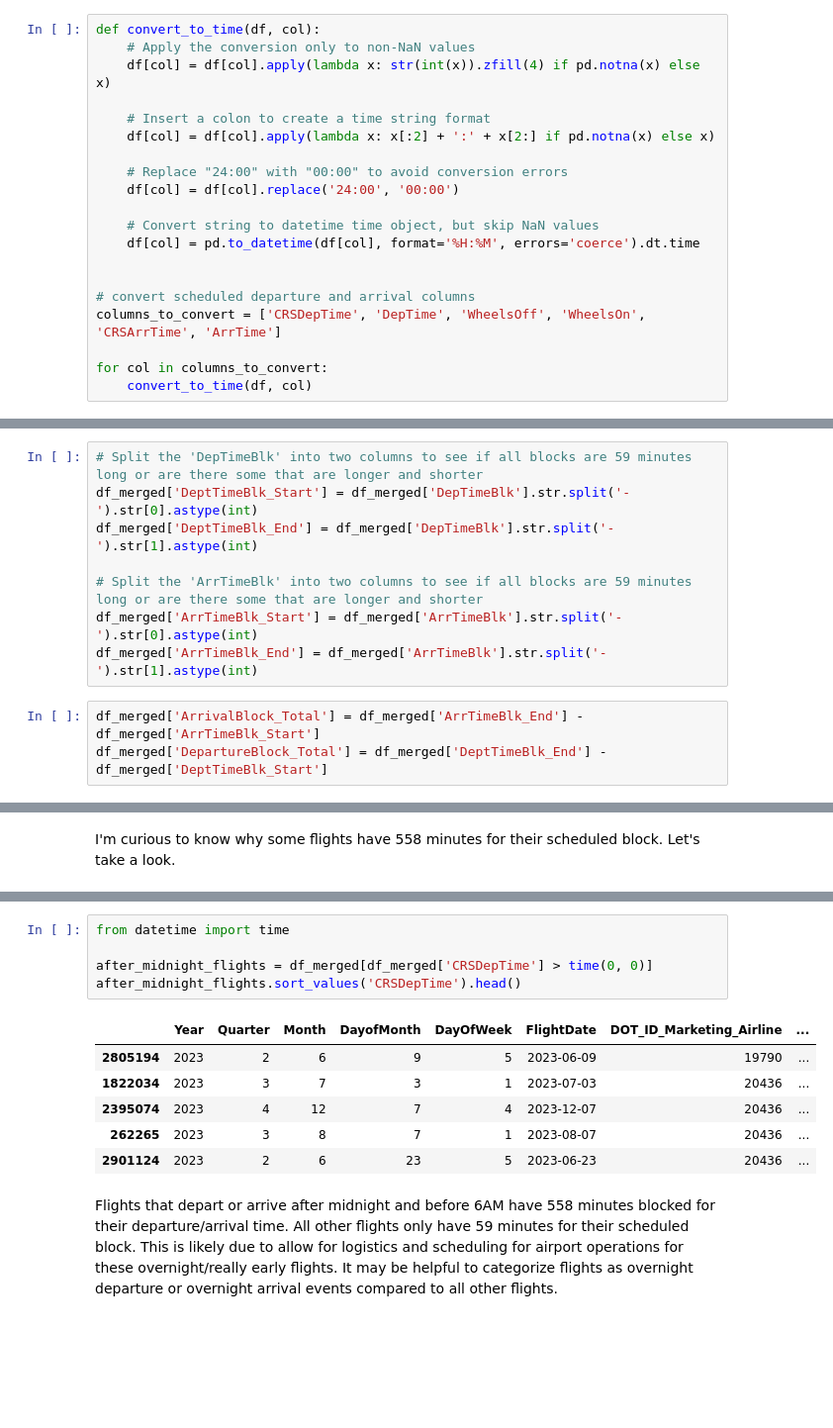
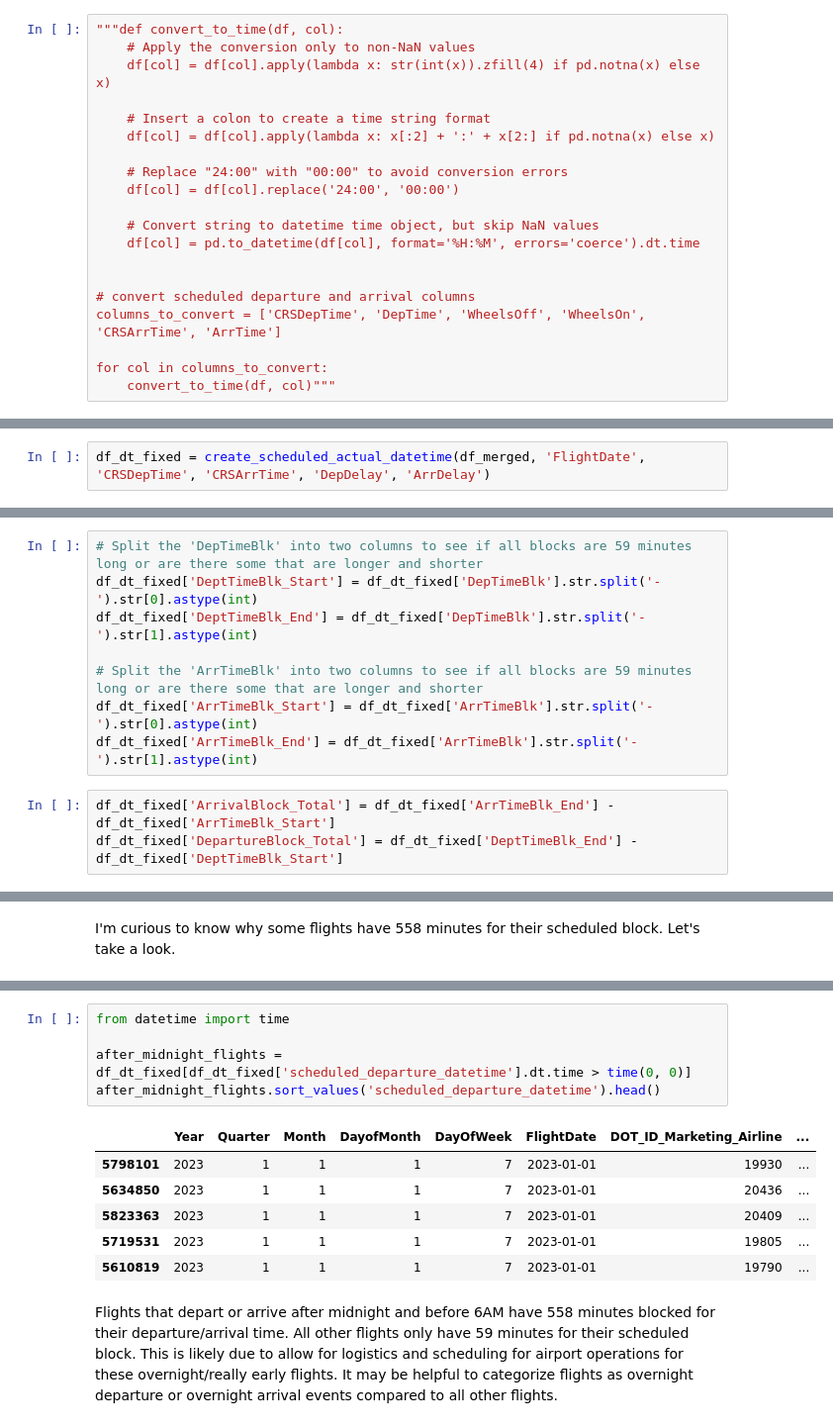
Before and after one commit to dezertdweller/flight-cancellations, a Jupyter notebook: notebooks/importing-data.ipynb, the cells around one changed output, grey strips where cells are left out. Shown at 99% size. Cells and saved outputs as stored; diff of their text form; blank space fills up the shorter version.

Commit message:
Added datetime columns and converted them to UTC.

```diff
--- a/notebooks/importing-data.ipynb
+++ b/notebooks/importing-data.ipynb
@@ -637,5 +617,5 @@ df_1 = df
 # %%
-def convert_to_time(df, col):
+"""def convert_to_time(df, col):
     # Apply the conversion only to non-NaN values
     df[col] = df[col].apply(lambda x: str(int(x)).zfill(4) if pd.notna(x) else x)
 
@@ -653,4 +633,4 @@ def convert_to_time(df, col):
 columns_to_convert = ['CRSDepTime', 'DepTime', 'WheelsOff', 'WheelsOn', 'CRSArrTime', 'ArrTime']
 
 for col in columns_to_convert:
-    convert_to_time(df, col)
+    convert_to_time(df, col)"""
@@ -695,0 +754,2 @@ df_merged.head()
+# %%
+df_dt_fixed = create_scheduled_actual_datetime(df_merged, 'FlightDate', 'CRSDepTime', 'CRSArrTime', 'DepDelay', 'ArrDelay')
@@ -696,12 +838,12 @@ df_merged.head()
 # %%
 # Split the 'DepTimeBlk' into two columns to see if all blocks are 59 minutes long or are there some that are longer and shorter
-df_merged['DeptTimeBlk_Start'] = df_merged['DepTimeBlk'].str.split('-').str[0].astype(int)
-df_merged['DeptTimeBlk_End'] = df_merged['DepTimeBlk'].str.split('-').str[1].astype(int)
+df_dt_fixed['DeptTimeBlk_Start'] = df_dt_fixed['DepTimeBlk'].str.split('-').str[0].astype(int)
+df_dt_fixed['DeptTimeBlk_End'] = df_dt_fixed['DepTimeBlk'].str.split('-').str[1].astype(int)
 
 # Split the 'ArrTimeBlk' into two columns to see if all blocks are 59 minutes long or are there some that are longer and shorter
-df_merged['ArrTimeBlk_Start'] = df_merged['ArrTimeBlk'].str.split('-').str[0].astype(int)
-df_merged['ArrTimeBlk_End'] = df_merged['ArrTimeBlk'].str.split('-').str[1].astype(int)
+df_dt_fixed['ArrTimeBlk_Start'] = df_dt_fixed['ArrTimeBlk'].str.split('-').str[0].astype(int)
+df_dt_fixed['ArrTimeBlk_End'] = df_dt_fixed['ArrTimeBlk'].str.split('-').str[1].astype(int)
 # %%
-df_merged['ArrivalBlock_Total'] = df_merged['ArrTimeBlk_End'] - df_merged['ArrTimeBlk_Start']
-df_merged['DepartureBlock_Total'] = df_merged['DeptTimeBlk_End'] - df_merged['DeptTimeBlk_Start']
+df_dt_fixed['ArrivalBlock_Total'] = df_dt_fixed['ArrTimeBlk_End'] - df_dt_fixed['ArrTimeBlk_Start']
+df_dt_fixed['DepartureBlock_Total'] = df_dt_fixed['DeptTimeBlk_End'] - df_dt_fixed['DeptTimeBlk_Start']
 # %%
@@ -735,15 +877,15 @@ df_merged.sort_values('DepartureBlock_Total', ascending=False).head(10)
 # %%
 from datetime import time
 
-after_midnight_flights = df_merged[df_merged['CRSDepTime'] > time(0, 0)]
-after_midnight_flights.sort_values('CRSDepTime').head()
+after_midnight_flights = df_dt_fixed[df_dt_fixed['scheduled_departure_datetime'].dt.time > time(0, 0)]
+after_midnight_flights.sort_values('scheduled_departure_datetime').head()
 # %% [output]
 |  | Year | Quarter | Month | DayofMonth | DayOfWeek | FlightDate | DOT_ID_Marketing_Airline | ... |
-| 2805194 | 2023 | 2 | 6 | 9 | 5 | 2023-06-09 | 19790 | ... |
-| 1822034 | 2023 | 3 | 7 | 3 | 1 | 2023-07-03 | 20436 | ... |
-| 2395074 | 2023 | 4 | 12 | 7 | 4 | 2023-12-07 | 20436 | ... |
-| 262265 | 2023 | 3 | 8 | 7 | 1 | 2023-08-07 | 20436 | ... |
-| 2901124 | 2023 | 2 | 6 | 23 | 5 | 2023-06-23 | 20436 | ... |
+| 5798101 | 2023 | 1 | 1 | 1 | 7 | 2023-01-01 | 19930 | ... |
+| 5634850 | 2023 | 1 | 1 | 1 | 7 | 2023-01-01 | 20436 | ... |
+| 5823363 | 2023 | 1 | 1 | 1 | 7 | 2023-01-01 | 20409 | ... |
+| 5719531 | 2023 | 1 | 1 | 1 | 7 | 2023-01-01 | 19805 | ... |
+| 5610819 | 2023 | 1 | 1 | 1 | 7 | 2023-01-01 | 19790 | ... |
 # %% [markdown]
 Flights that depart or arrive after midnight and before 6AM have 558 minutes blocked for their departure/arrival time. All other flights only have 59 minutes for their scheduled block. This is likely due to allow for logistics and scheduling for airport operations for these overnight/really early flights. It may be helpful to categorize flights as overnight departure or overnight arrival events compared to all other flights.
 # %%
```
Also changed, not shown: parts of 55 cells of this notebook.
